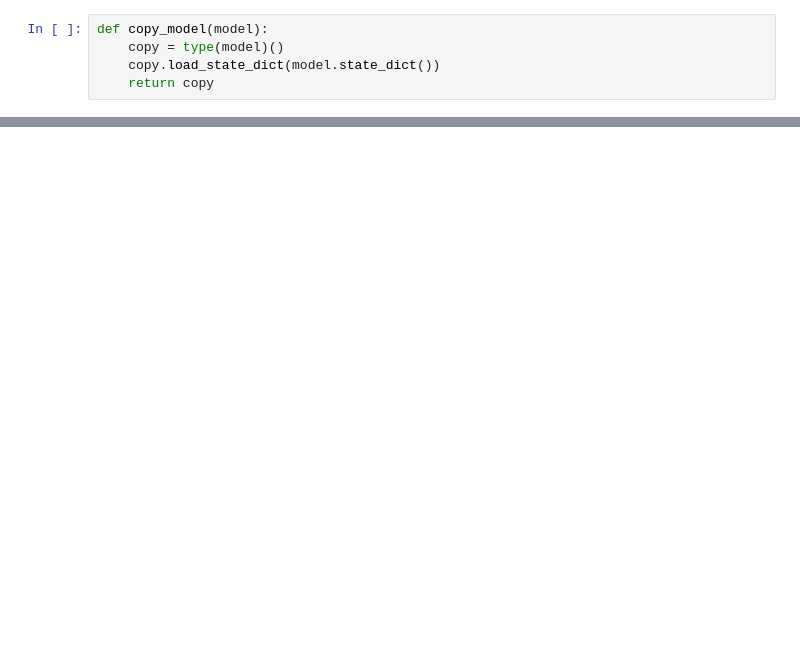
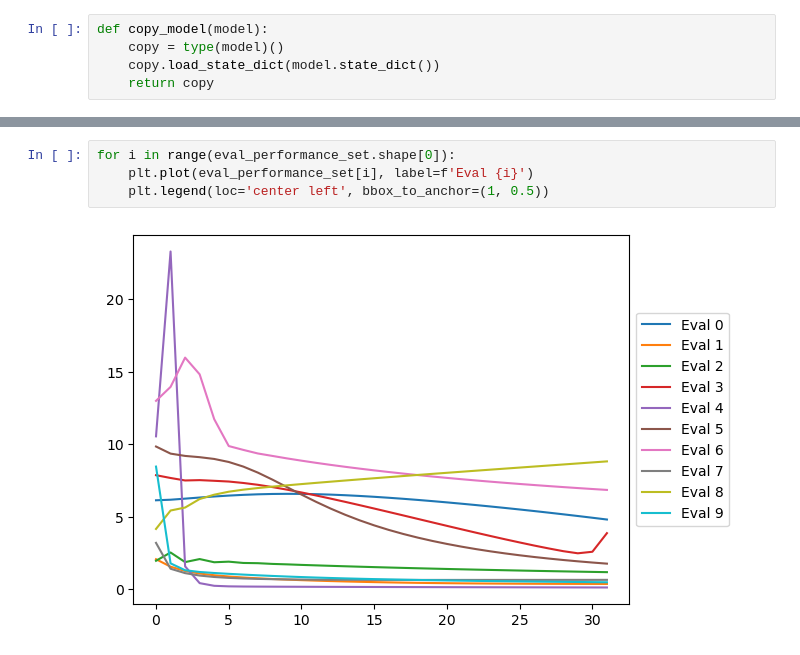
Before and after one commit to cloudburstnow/metalearning, a Jupyter notebook: meta_learning.ipynb, the cells around one changed output, grey strips where cells are left out. Cells and saved outputs as stored; diff of their text form; blank space fills up the shorter version.

```diff
--- a/meta_learning.ipynb
+++ b/meta_learning.ipynb
@@ -155,0 +250,6 @@ eval_model_plot(model, x_eval, y_eval, plt_title = "Task A 1000 Iter Reptile Met
+# %%
+for i in range(eval_performance_set.shape[0]):
+    plt.plot(eval_performance_set[i], label=f'Eval {i}')
+    plt.legend(loc='center left', bbox_to_anchor=(1, 0.5))
+# %% [output]
+[figure, added]
```
Also changed, not shown: parts of 16 cells of this notebook.
